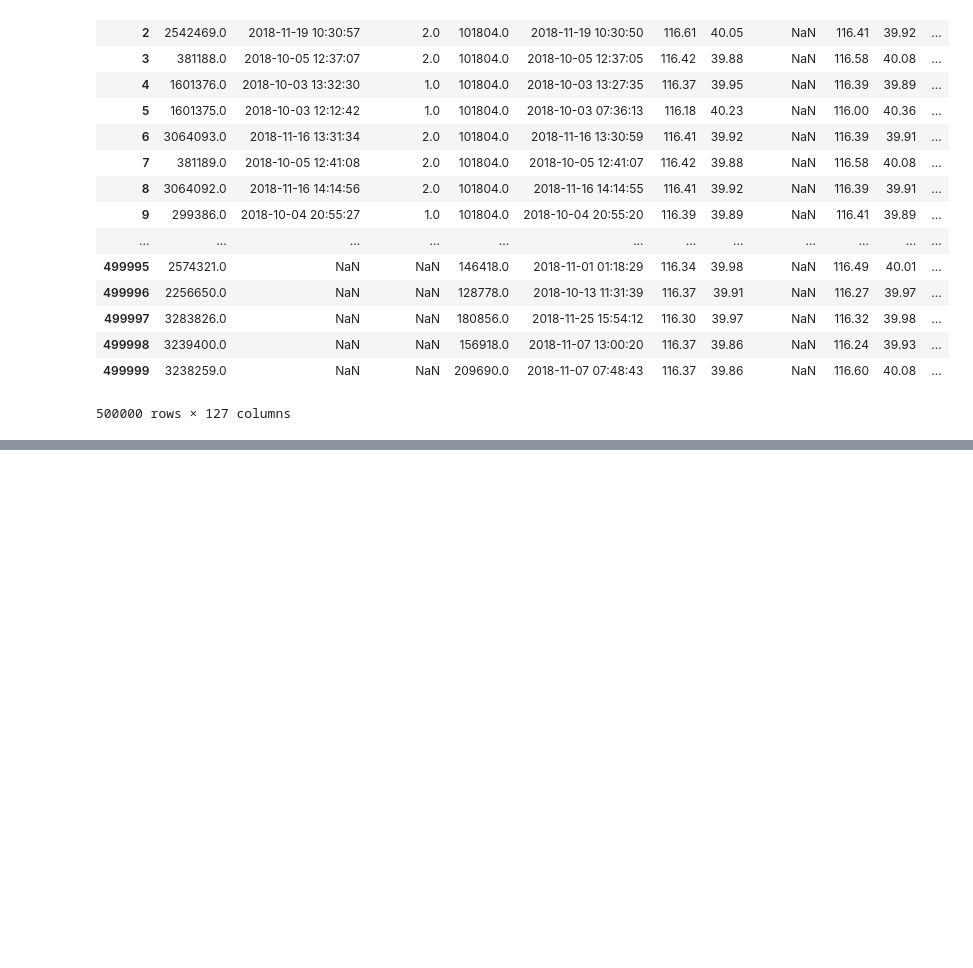
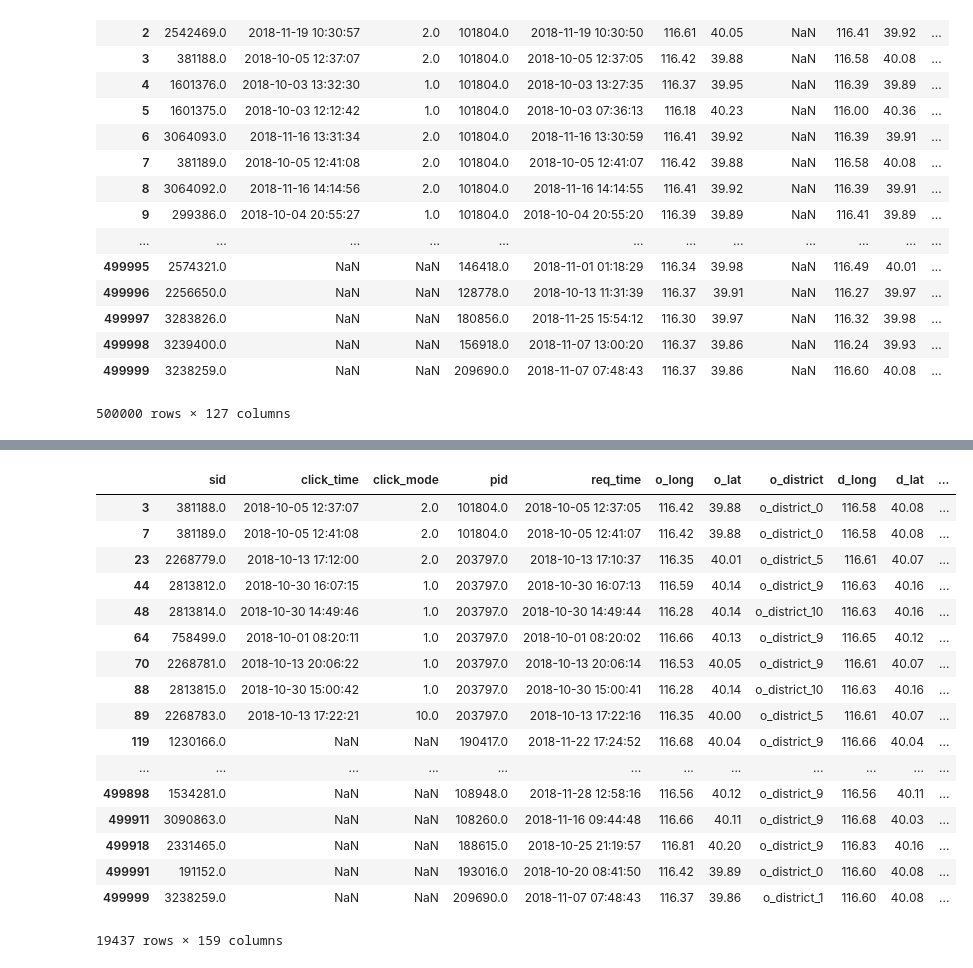
Before and after one commit to AlessandroVol23/kdd-cup-2019, a Jupyter notebook: notebooks/3_LN_assign_district.ipynb, the cells around one changed output, grey strips where cells are left out. Saved outputs shown, nothing was run; the diff lists cells and outputs as text; code cells hidden in the pictures; blank space fills up the shorter version.

```diff
--- a/notebooks/3_LN_districts_final.ipynb
+++ b/notebooks/3_LN_assign_district.ipynb
@@ -350,0 +383,22 @@ q
+# %%
+x = df_2[df_2.d_district_9 == 1]
+x
+# %% [output]
+|  | sid | click_time | click_mode | pid | req_time | o_long | o_lat | o_district | d_long | d_lat | ... |
+| 3 | 381188.0 | 2018-10-05 12:37:07 | 2.0 | 101804.0 | 2018-10-05 12:37:05 | 116.42 | 39.88 | o_district_0 | 116.58 | 40.08 | ... |
+| 7 | 381189.0 | 2018-10-05 12:41:08 | 2.0 | 101804.0 | 2018-10-05 12:41:07 | 116.42 | 39.88 | o_district_0 | 116.58 | 40.08 | ... |
+| 23 | 2268779.0 | 2018-10-13 17:12:00 | 2.0 | 203797.0 | 2018-10-13 17:10:37 | 116.35 | 40.01 | o_district_5 | 116.61 | 40.07 | ... |
+| 44 | 2813812.0 | 2018-10-30 16:07:15 | 1.0 | 203797.0 | 2018-10-30 16:07:13 | 116.59 | 40.14 | o_district_9 | 116.63 | 40.16 | ... |
+| 48 | 2813814.0 | 2018-10-30 14:49:46 | 1.0 | 203797.0 | 2018-10-30 14:49:44 | 116.28 | 40.14 | o_district_10 | 116.63 | 40.16 | ... |
+| 64 | 758499.0 | 2018-10-01 08:20:11 | 1.0 | 203797.0 | 2018-10-01 08:20:02 | 116.66 | 40.13 | o_district_9 | 116.65 | 40.12 | ... |
+| 70 | 2268781.0 | 2018-10-13 20:06:22 | 1.0 | 203797.0 | 2018-10-13 20:06:14 | 116.53 | 40.05 | o_district_9 | 116.61 | 40.07 | ... |
+| 88 | 2813815.0 | 2018-10-30 15:00:42 | 1.0 | 203797.0 | 2018-10-30 15:00:41 | 116.28 | 40.14 | o_district_10 | 116.63 | 40.16 | ... |
+| 89 | 2268783.0 | 2018-10-13 17:22:21 | 10.0 | 203797.0 | 2018-10-13 17:22:16 | 116.35 | 40.00 | o_district_5 | 116.61 | 40.07 | ... |
+| 119 | 1230166.0 | NaN | NaN | 190417.0 | 2018-11-22 17:24:52 | 116.68 | 40.04 | o_district_9 | 116.66 | 40.04 | ... |
+| ... | ... | ... | ... | ... | ... | ... | ... | ... | ... | ... | ... |
+| 499898 | 1534281.0 | NaN | NaN | 108948.0 | 2018-11-28 12:58:16 | 116.56 | 40.12 | o_district_9 | 116.56 | 40.11 | ... |
+| 499911 | 3090863.0 | NaN | NaN | 108260.0 | 2018-11-16 09:44:48 | 116.66 | 40.11 | o_district_9 | 116.68 | 40.03 | ... |
+| 499918 | 2331465.0 | NaN | NaN | 188615.0 | 2018-10-25 21:19:57 | 116.81 | 40.20 | o_district_9 | 116.83 | 40.16 | ... |
+| 499991 | 191152.0 | NaN | NaN | 193016.0 | 2018-10-20 08:41:50 | 116.42 | 39.89 | o_district_0 | 116.60 | 40.08 | ... |
+| 499999 | 3238259.0 | NaN | NaN | 209690.0 | 2018-11-07 07:48:43 | 116.37 | 39.86 | o_district_1 | 116.60 | 40.08 | ... |
+19437 rows × 159 columns
```
Also changed, not shown: parts of 17 cells of this notebook, 7 other files.
